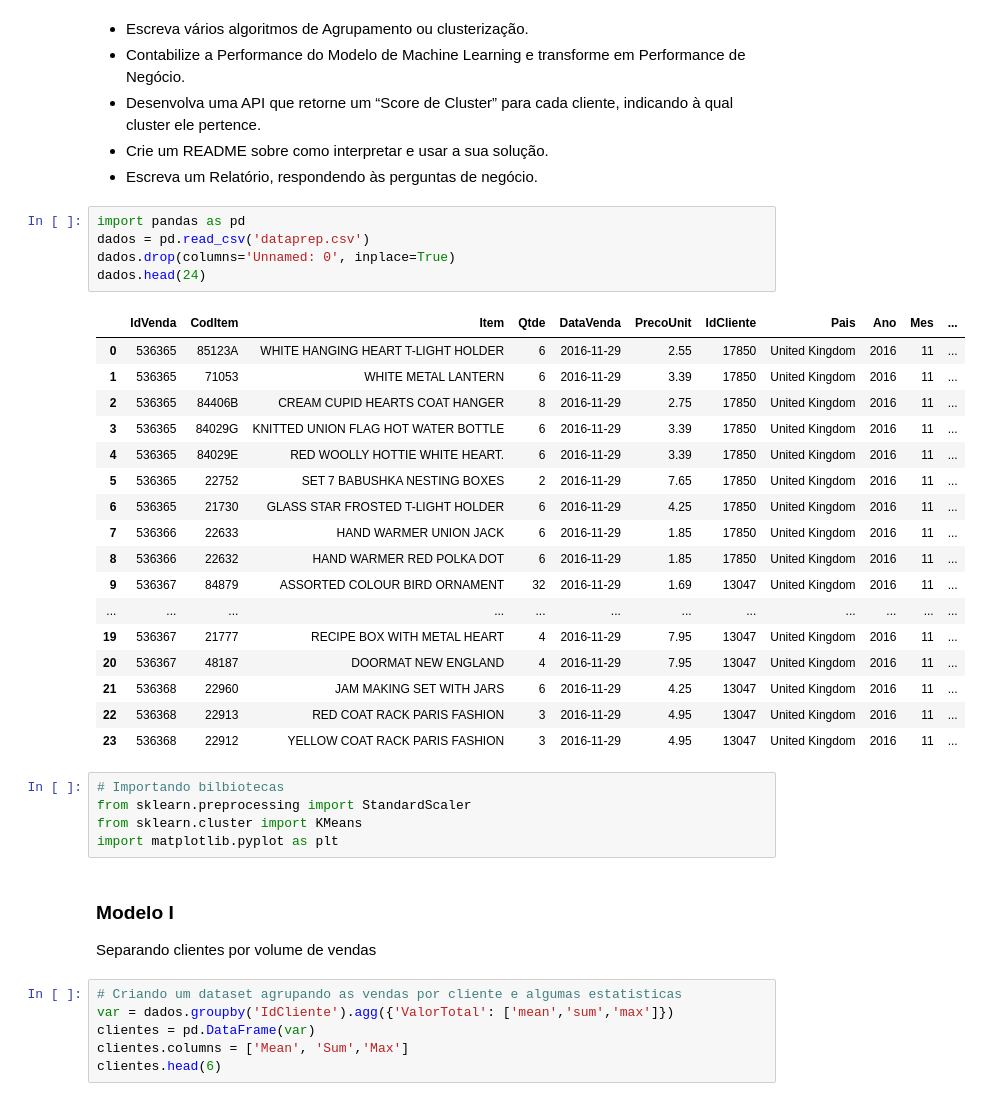
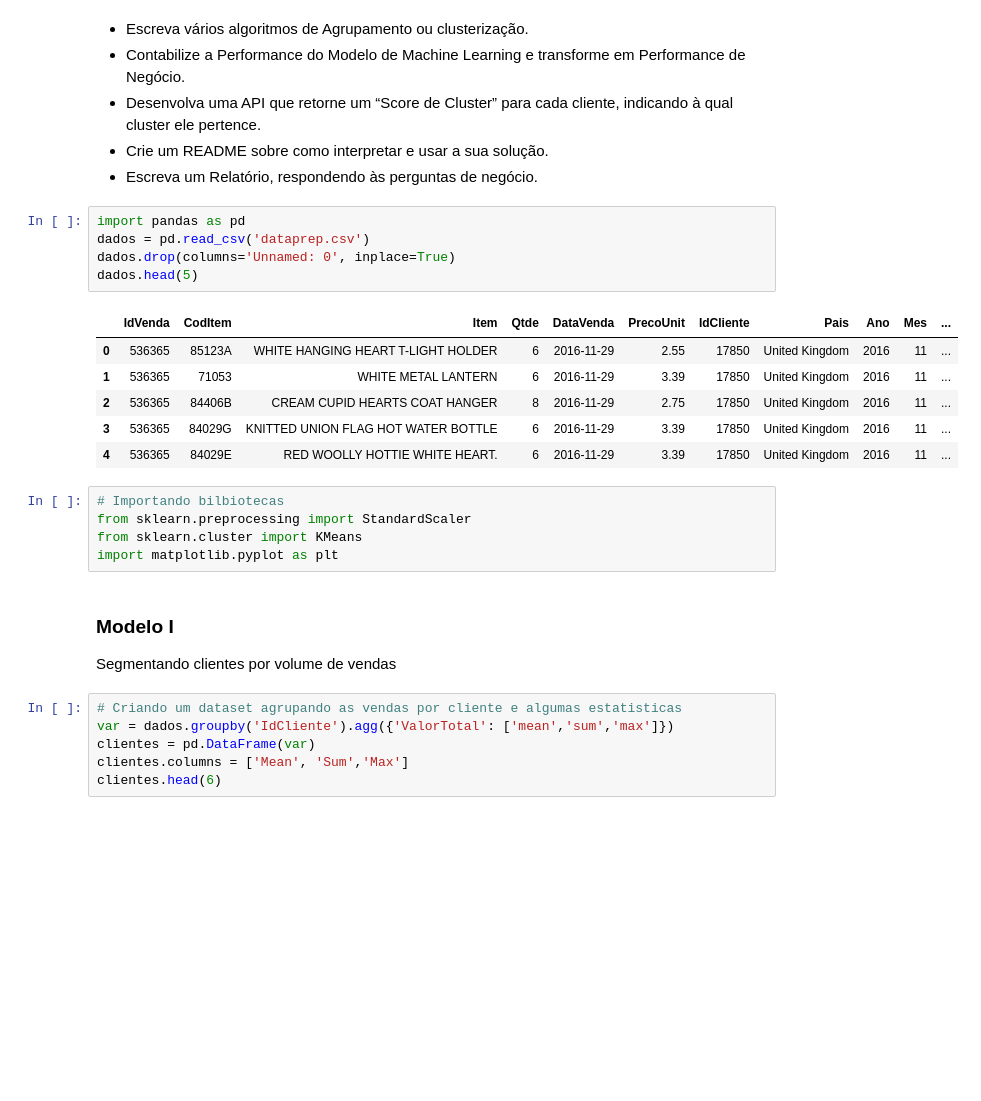
Before and after one commit to joaovictordds/Segmentacao_de_clientes, a Jupyter notebook: modelos_clusters.ipynb, the cells around one changed output. Saved outputs shown, nothing was run; the diff lists cells and outputs as text; blank space fills up the shorter version.

```diff
--- a/modelos_clusters.ipynb
+++ b/modelos_clusters.ipynb
@@ -9,26 +9,15 @@
 # %%
 import pandas as pd
 dados = pd.read_csv('dataprep.csv')
 dados.drop(columns='Unnamed: 0', inplace=True)
-dados.head(24)
+dados.head(5)
 # %% [output]
 |  | IdVenda | CodItem | Item | Qtde | DataVenda | PrecoUnit | IdCliente | Pais | Ano | Mes | ... |
 | 0 | 536365 | 85123A | WHITE HANGING HEART T-LIGHT HOLDER | 6 | 2016-11-29 | 2.55 | 17850 | United Kingdom | 2016 | 11 | ... |
 | 1 | 536365 | 71053 | WHITE METAL LANTERN | 6 | 2016-11-29 | 3.39 | 17850 | United Kingdom | 2016 | 11 | ... |
 | 2 | 536365 | 84406B | CREAM CUPID HEARTS COAT HANGER | 8 | 2016-11-29 | 2.75 | 17850 | United Kingdom | 2016 | 11 | ... |
 | 3 | 536365 | 84029G | KNITTED UNION FLAG HOT WATER BOTTLE | 6 | 2016-11-29 | 3.39 | 17850 | United Kingdom | 2016 | 11 | ... |
 | 4 | 536365 | 84029E | RED WOOLLY HOTTIE WHITE HEART. | 6 | 2016-11-29 | 3.39 | 17850 | United Kingdom | 2016 | 11 | ... |
-| 5 | 536365 | 22752 | SET 7 BABUSHKA NESTING BOXES | 2 | 2016-11-29 | 7.65 | 17850 | United Kingdom | 2016 | 11 | ... |
-| 6 | 536365 | 21730 | GLASS STAR FROSTED T-LIGHT HOLDER | 6 | 2016-11-29 | 4.25 | 17850 | United Kingdom | 2016 | 11 | ... |
-| 7 | 536366 | 22633 | HAND WARMER UNION JACK | 6 | 2016-11-29 | 1.85 | 17850 | United Kingdom | 2016 | 11 | ... |
-| 8 | 536366 | 22632 | HAND WARMER RED POLKA DOT | 6 | 2016-11-29 | 1.85 | 17850 | United Kingdom | 2016 | 11 | ... |
-| 9 | 536367 | 84879 | ASSORTED COLOUR BIRD ORNAMENT | 32 | 2016-11-29 | 1.69 | 13047 | United Kingdom | 2016 | 11 | ... |
-| ... | ... | ... | ... | ... | ... | ... | ... | ... | ... | ... | ... |
-| 19 | 536367 | 21777 | RECIPE BOX WITH METAL HEART | 4 | 2016-11-29 | 7.95 | 13047 | United Kingdom | 2016 | 11 | ... |
-| 20 | 536367 | 48187 | DOORMAT NEW ENGLAND | 4 | 2016-11-29 | 7.95 | 13047 | United Kingdom | 2016 | 11 | ... |
-| 21 | 536368 | 22960 | JAM MAKING SET WITH JARS | 6 | 2016-11-29 | 4.25 | 13047 | United Kingdom | 2016 | 11 | ... |
-| 22 | 536368 | 22913 | RED COAT RACK PARIS FASHION | 3 | 2016-11-29 | 4.95 | 13047 | United Kingdom | 2016 | 11 | ... |
-| 23 | 536368 | 22912 | YELLOW COAT RACK PARIS FASHION | 3 | 2016-11-29 | 4.95 | 13047 | United Kingdom | 2016 | 11 | ... |
 # %%
 # Importando bilbiotecas
 from sklearn.preprocessing import StandardScaler
@@ -37,7 +26,7 @@ import matplotlib.pyplot as plt
 # %% [markdown]
 ### Modelo I
 
-Separando clientes por volume de vendas
+Segmentando clientes por volume de vendas
 # %%
 # Criando um dataset agrupando as vendas por cliente e algumas estatisticas
 var = dados.groupby('IdCliente').agg({'ValorTotal': ['mean','sum','max']})
```
Also changed, not shown: parts of 34 cells of this notebook.
